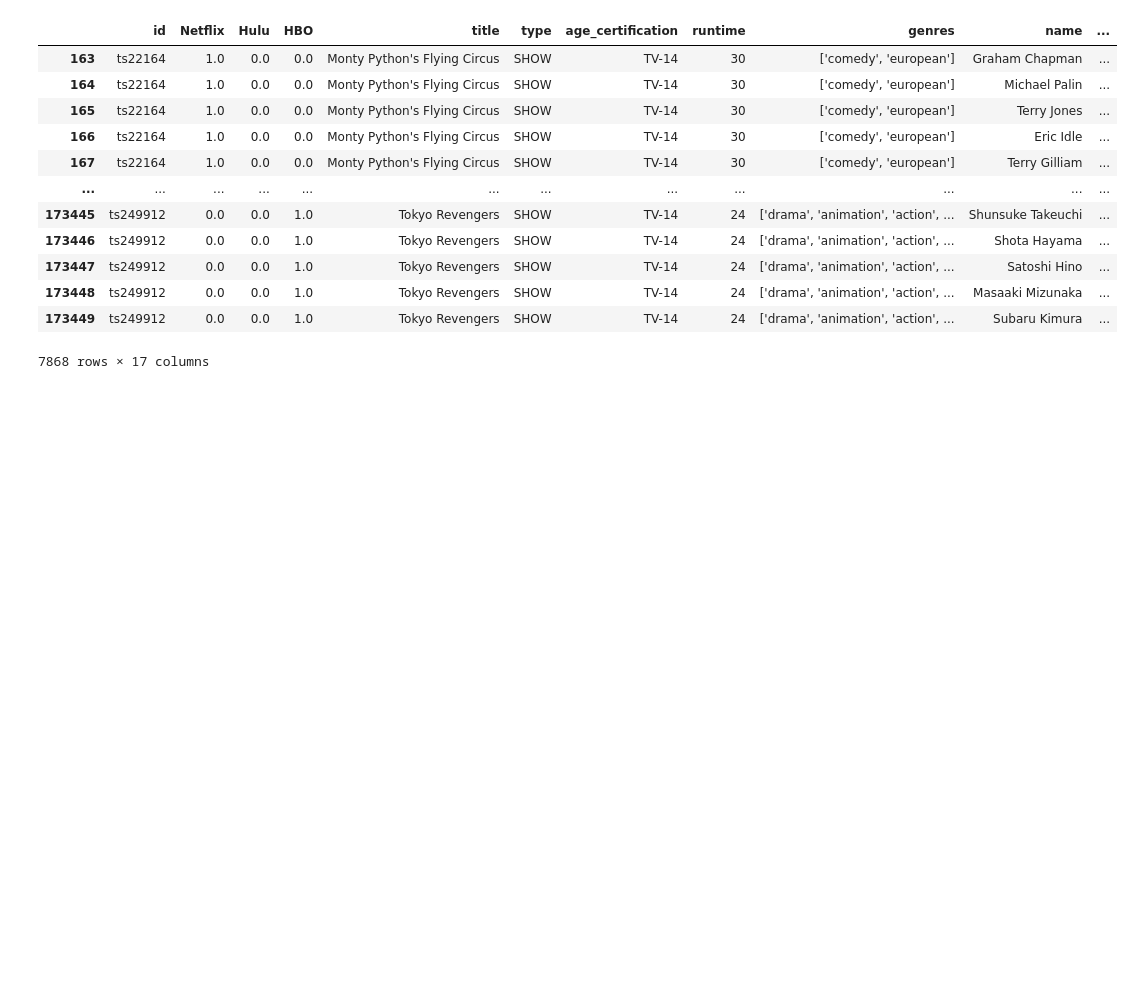
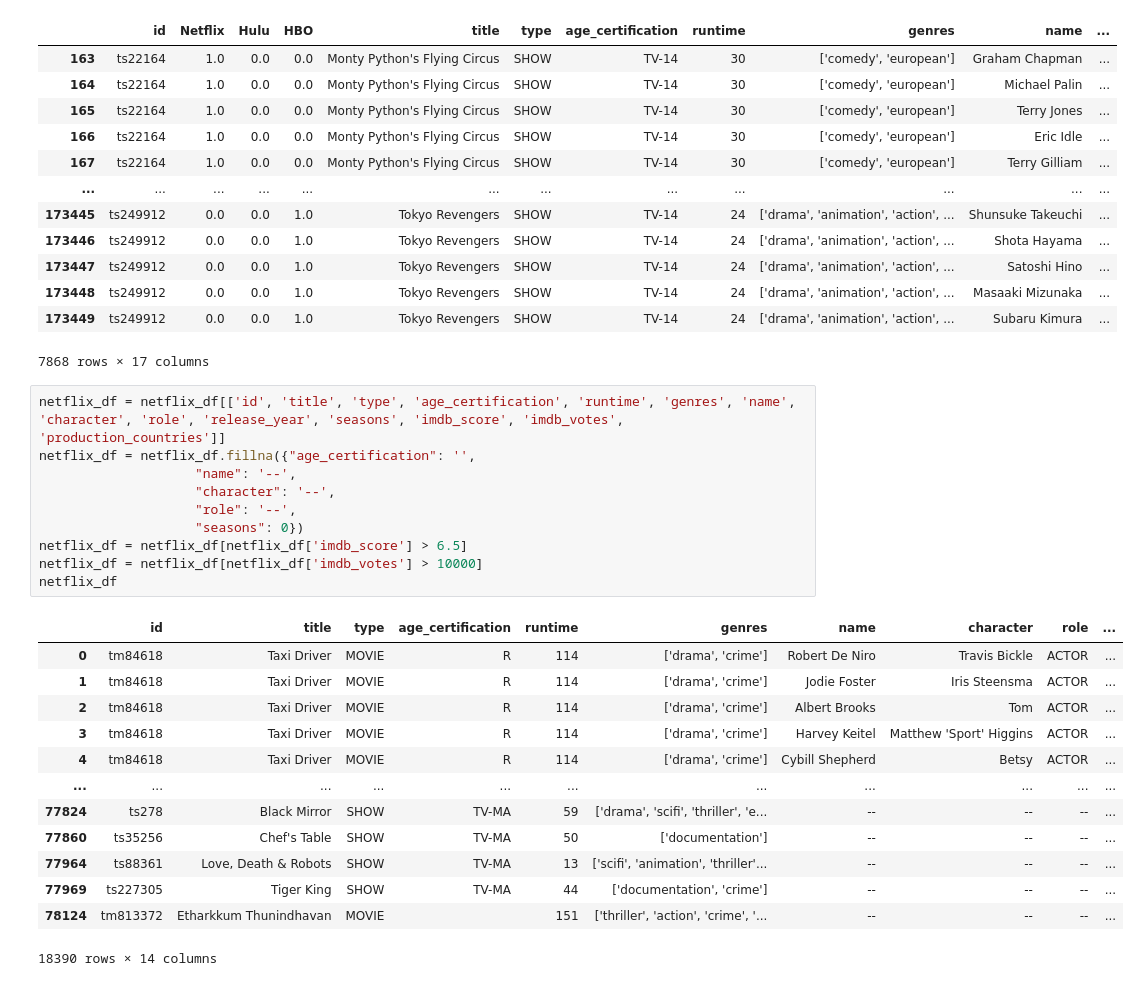
Before and after one commit to thn22/Eclipse__Rodeo2.0, a Jupyter notebook: Eclipse_Rodeo project.ipynb, the cells around one changed output. Drawn from its saved outputs; the diff is of its cells as text; blank space fills up the shorter version.

Commit message:
added resources and cleaned dataframes

```diff
--- a/Eclipse_Rodeo project.ipynb
+++ b/Eclipse_Rodeo project.ipynb
@@ -231,3 +231,27 @@ show_df
 | 173448 | ts249912 | 0.0 | 0.0 | 1.0 | Tokyo Revengers | SHOW | TV-14 | 24 | ['drama', 'animation', 'action', ... | Masaaki Mizunaka | ... |
 | 173449 | ts249912 | 0.0 | 0.0 | 1.0 | Tokyo Revengers | SHOW | TV-14 | 24 | ['drama', 'animation', 'action', ... | Subaru Kimura | ... |
 7868 rows × 17 columns
+# %%
+netflix_df = netflix_df[['id', 'title', 'type', 'age_certification', 'runtime', 'genres', 'name', 'character', 'role', 'release_year', 'seasons', 'imdb_score', 'imdb_votes', 'production_countries']]
+netflix_df = netflix_df.fillna({"age_certification": '',
+                    "name": '--',
+                    "character": '--',
+                    "role": '--',
+                    "seasons": 0})
+netflix_df = netflix_df[netflix_df['imdb_score'] > 6.5]
+netflix_df = netflix_df[netflix_df['imdb_votes'] > 10000]
+netflix_df
+# %% [output]
+|  | id | title | type | age_certification | runtime | genres | name | character | role | ... |
+| 0 | tm84618 | Taxi Driver | MOVIE | R | 114 | ['drama', 'crime'] | Robert De Niro | Travis Bickle | ACTOR | ... |
+| 1 | tm84618 | Taxi Driver | MOVIE | R | 114 | ['drama', 'crime'] | Jodie Foster | Iris Steensma | ACTOR | ... |
+| 2 | tm84618 | Taxi Driver | MOVIE | R | 114 | ['drama', 'crime'] | Albert Brooks | Tom | ACTOR | ... |
+| 3 | tm84618 | Taxi Driver | MOVIE | R | 114 | ['drama', 'crime'] | Harvey Keitel | Matthew 'Sport' Higgins | ACTOR | ... |
+| 4 | tm84618 | Taxi Driver | MOVIE | R | 114 | ['drama', 'crime'] | Cybill Shepherd | Betsy | ACTOR | ... |
+| ... | ... | ... | ... | ... | ... | ... | ... | ... | ... | ... |
+| 77824 | ts278 | Black Mirror | SHOW | TV-MA | 59 | ['drama', 'scifi', 'thriller', 'e... | -- | -- | -- | ... |
+| 77860 | ts35256 | Chef's Table | SHOW | TV-MA | 50 | ['documentation'] | -- | -- | -- | ... |
+| 77964 | ts88361 | Love, Death & Robots | SHOW | TV-MA | 13 | ['scifi', 'animation', 'thriller'... | -- | -- | -- | ... |
+| 77969 | ts227305 | Tiger King | SHOW | TV-MA | 44 | ['documentation', 'crime'] | -- | -- | -- | ... |
+| 78124 | tm813372 | Etharkkum Thunindhavan | MOVIE |  | 151 | ['thriller', 'action', 'crime', '... | -- | -- | -- | ... |
+18390 rows × 14 columns
```
Also changed, not shown: parts of 3 cells of this notebook, 4 other files.
